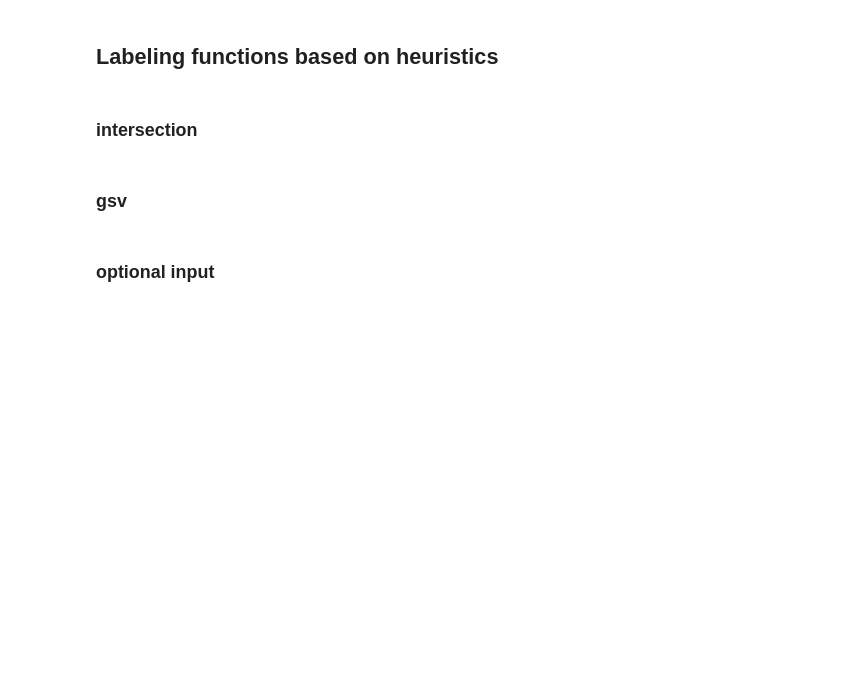
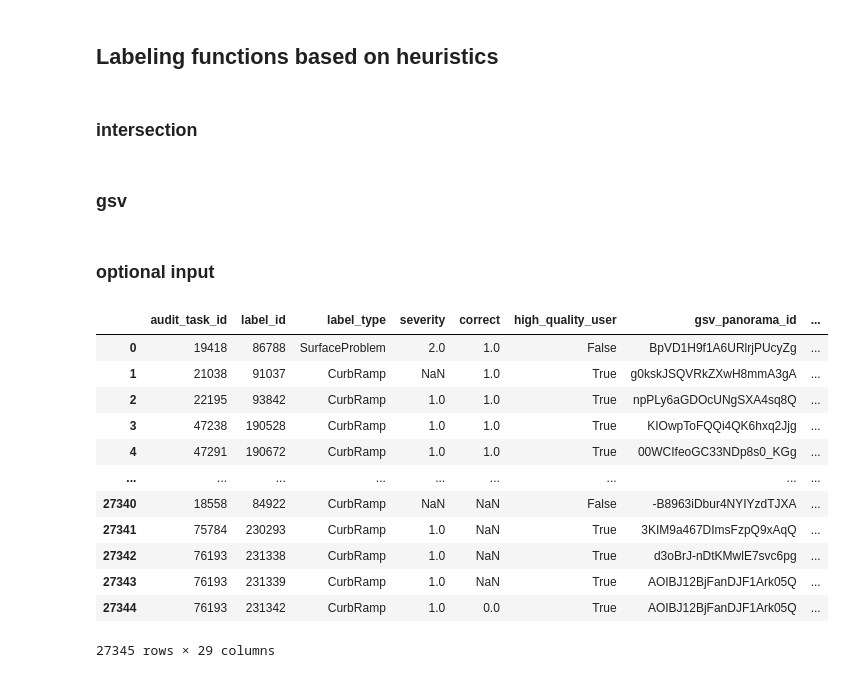
Before and after one commit to crescendochu/ML-project-sidewalk, a Jupyter notebook: seattle/LF functions.ipynb, the cells around one changed output. Saved outputs shown, nothing was run; the diff lists cells and outputs as text; code cells hidden in the pictures; blank space fills up the shorter version.

```diff
--- a/seattle/LF functions.ipynb
+++ b/seattle/LF functions.ipynb
@@ -98,0 +117,19 @@ def description(x):
+# %%
+# read in gt.csv file
+df_test = pd.read_csv('data/gt.csv')
+# %%
+df_test
+# %% [output]
+|  | audit_task_id | label_id | label_type | severity | correct | high_quality_user | gsv_panorama_id | ... |
+| 0 | 19418 | 86788 | SurfaceProblem | 2.0 | 1.0 | False | BpVD1H9f1A6URlrjPUcyZg | ... |
+| 1 | 21038 | 91037 | CurbRamp | NaN | 1.0 | True | g0kskJSQVRkZXwH8mmA3gA | ... |
+| 2 | 22195 | 93842 | CurbRamp | 1.0 | 1.0 | True | npPLy6aGDOcUNgSXA4sq8Q | ... |
+| 3 | 47238 | 190528 | CurbRamp | 1.0 | 1.0 | True | KIOwpToFQQi4QK6hxq2Jjg | ... |
+| 4 | 47291 | 190672 | CurbRamp | 1.0 | 1.0 | True | 00WCIfeoGC33NDp8s0_KGg | ... |
+| ... | ... | ... | ... | ... | ... | ... | ... | ... |
+| 27340 | 18558 | 84922 | CurbRamp | NaN | NaN | False | -B8963iDbur4NYIYzdTJXA | ... |
+| 27341 | 75784 | 230293 | CurbRamp | 1.0 | NaN | True | 3KIM9a467DImsFzpQ9xAqQ | ... |
+| 27342 | 76193 | 231338 | CurbRamp | 1.0 | NaN | True | d3oBrJ-nDtKMwlE7svc6pg | ... |
+| 27343 | 76193 | 231339 | CurbRamp | 1.0 | NaN | True | AOIBJ12BjFanDJF1Ark05Q | ... |
+| 27344 | 76193 | 231342 | CurbRamp | 1.0 | 0.0 | True | AOIBJ12BjFanDJF1Ark05Q | ... |
+27345 rows × 29 columns
```
Also changed, not shown: parts of 13 cells of this notebook, 2 other files.
